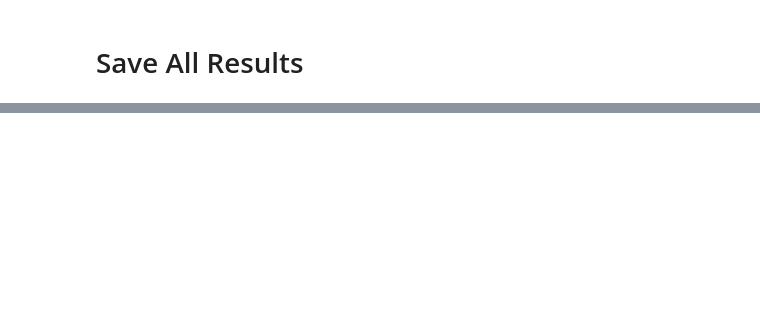
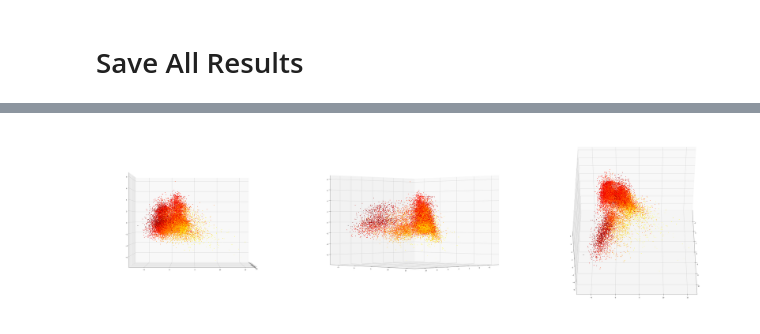
Before and after one commit to hyj55/STAT4011_Project1, a Jupyter notebook: code/model.ipynb, the cells around one changed output, grey strips where cells are left out. Drawn from its saved outputs; the diff is of its cells as text; code cells hidden in the pictures; blank space fills up the shorter version.

```diff
--- a/code/model.ipynb
+++ b/code/model.ipynb
@@ -309,0 +343,58 @@ all_results.to_csv("C:/Users/Lenovo/Desktop/git/STAT4011_Project1/data/model_res
+# %%
+from sklearn.decomposition import PCA
+
+pca = PCA(n_components=3)
+pca.fit(X)
+X_reduced = pca.fit_transform(X)
+
+y=y*0.5
+
+fig = plt.figure(1, figsize=(80, 60))
+ax1 = fig.add_subplot(131, projection="3d", elev=-0, azim=0)
+
+norm = plt.Normalize(vmin=min(y), vmax=max(y))
+
+ax1.scatter(
+    X_reduced[:, 0],
+    X_reduced[:, 1],
+    X_reduced[:, 2],
+    c=y,
+    s=7,
+    alpha=1,
+    cmap='hot',
+    norm=norm,
+    edgecolor="face",
+)
+ax2 = fig.add_subplot(132, projection="3d", elev=0, azim=45)
+
+norm = plt.Normalize(vmin=min(y), vmax=max(y))
+
+ax2.scatter(
+    X_reduced[:, 0],
+    X_reduced[:, 1],
+    X_reduced[:, 2],
+    c=y,
+    s=7,
+    alpha=1,
+    cmap='hot',
+    norm=norm,
+    edgecolor="face",
+)
+ax3 = fig.add_subplot(133, projection="3d", elev=45, azim=0)
+
+norm = plt.Normalize(vmin=min(y), vmax=max(y))
+
+ax3.scatter(
+    X_reduced[:, 0],
+    X_reduced[:, 1],
+    X_reduced[:, 2],
+    c=y,
+    s=7,
+    alpha=1,
+    cmap='hot',
+    norm=norm,
+    edgecolor="face",
+)
+plt.savefig('/Users/jiangyunhui/Documents/GitHub/STAT4011_Project1/figures/pca_3.png')
+# %% [output]
+[figure, added]
```
Also changed, not shown: parts of 29 cells of this notebook, 2 other files.
